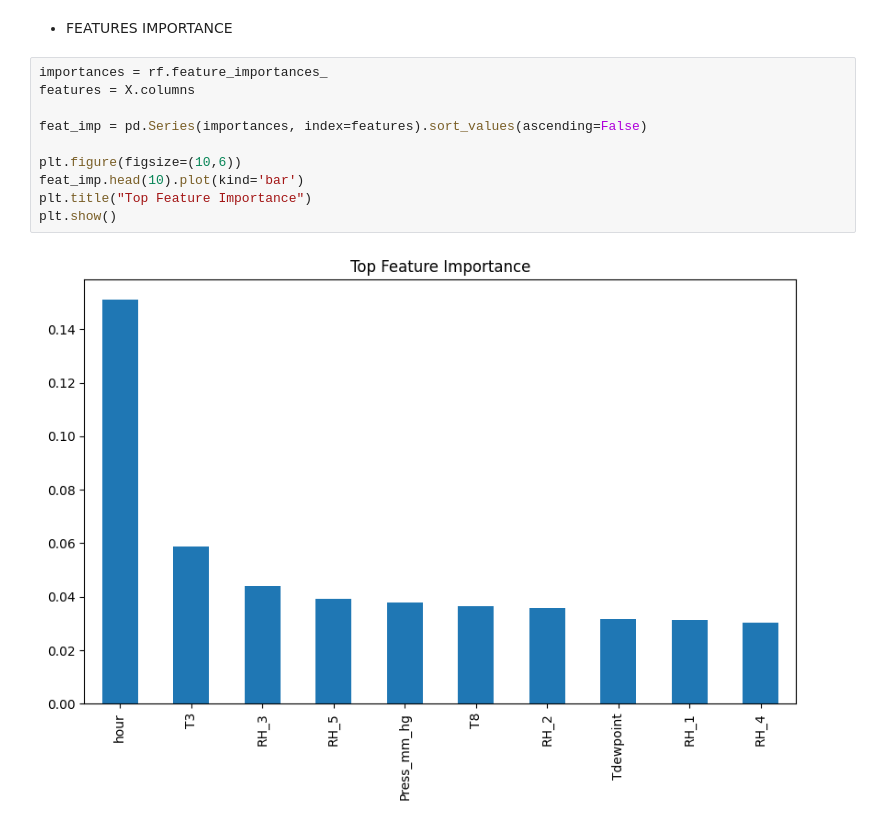
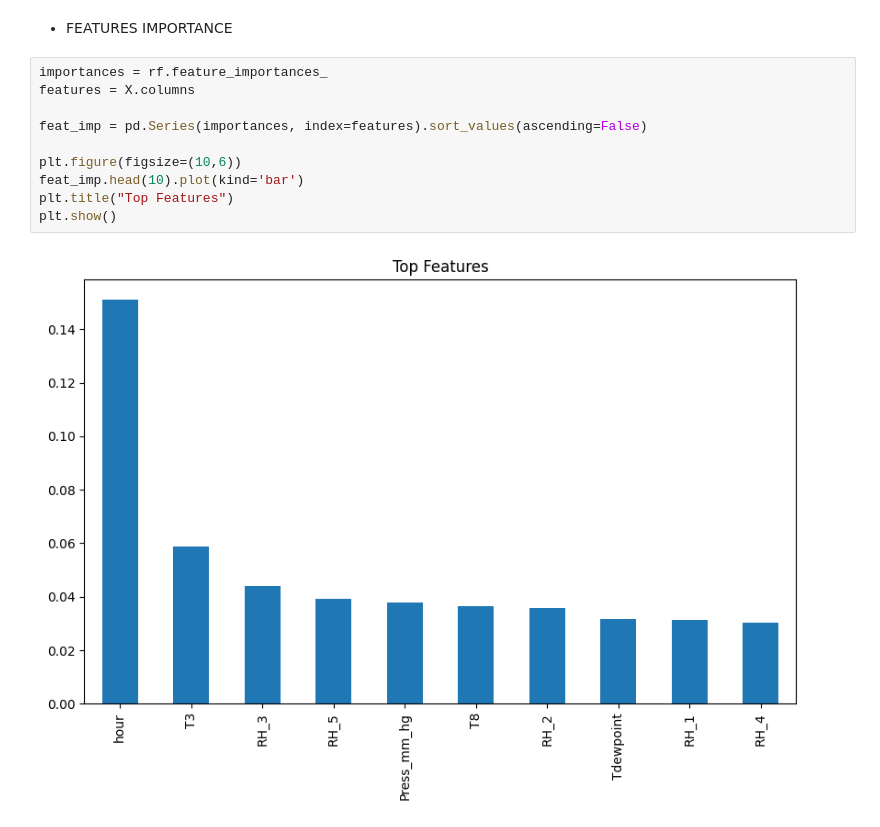
Before and after one commit to ansarisarwarhussain2004-bo/appliance-energy-prediction, a Jupyter notebook: energy_project.ipynb, the cells around one changed output. Cells and saved outputs as stored; diff of their text form.

```diff
--- a/energy_project.ipynb
+++ b/energy_project.ipynb
@@ -147,12 +176,12 @@ R2 Score: 0.5411924797675233
 # %%
 importances = rf.feature_importances_
 features = X.columns
 
 feat_imp = pd.Series(importances, index=features).sort_values(ascending=False)
 
 plt.figure(figsize=(10,6))
 feat_imp.head(10).plot(kind='bar')
-plt.title("Top Feature Importance")
+plt.title("Top Features")
 plt.show()
 # %% [output]
-[figure, old version]
+[figure, new version]
```
Also changed, not shown: parts of 11 cells of this notebook, 8 other files.
